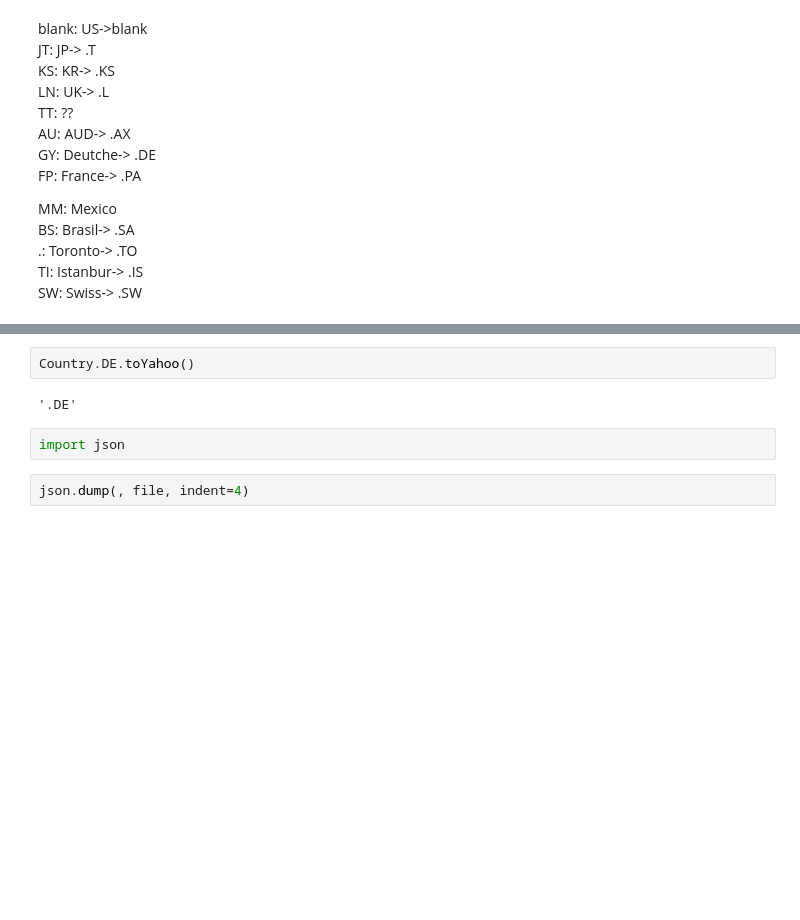
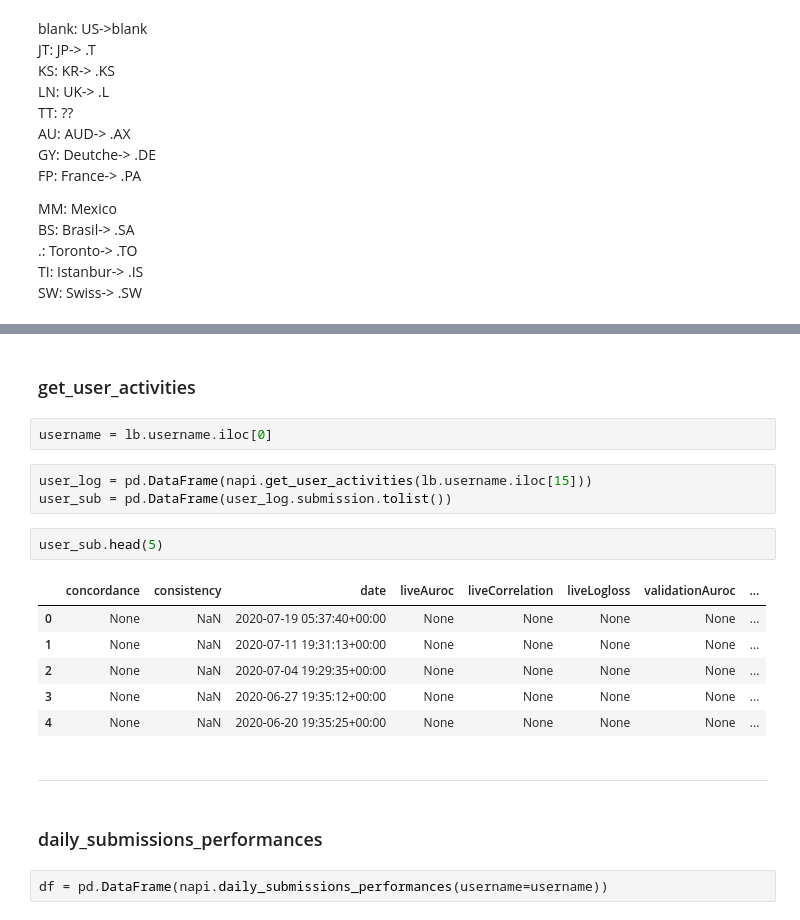
Before and after one commit to tarai2/Numer-ai, a Jupyter notebook: dataset/numerapi_exapmle.ipynb, the cells around one changed output, grey strips where cells are left out. Saved outputs shown, nothing was run; the diff lists cells and outputs as text; blank space fills up the shorter version.

```diff
--- a/dataset/numerapi_exapmle.ipynb
+++ b/dataset/numerapi_exapmle.ipynb
@@ -160,8 +76,22 @@ class Country(Enum):
-# %%
-Country.DE.toYahoo()
-# %% [output]
-'.DE'
-# %%
-import json
-# %%
-json.dump(, file, indent=4)
+# %% [markdown]
+### get_user_activities
+# %%
+username = lb.username.iloc[0]
+# %%
+user_log = pd.DataFrame(napi.get_user_activities(lb.username.iloc[15]))
+user_sub = pd.DataFrame(user_log.submission.tolist())
+# %%
+user_sub.head(5)
+# %% [output]
+|  | concordance | consistency | date | liveAuroc | liveCorrelation | liveLogloss | validationAuroc | ... |
+| 0 | None | NaN | 2020-07-19 05:37:40+00:00 | None | None | None | None | ... |
+| 1 | None | NaN | 2020-07-11 19:31:13+00:00 | None | None | None | None | ... |
+| 2 | None | NaN | 2020-07-04 19:29:35+00:00 | None | None | None | None | ... |
+| 3 | None | NaN | 2020-06-27 19:35:12+00:00 | None | None | None | None | ... |
+| 4 | None | NaN | 2020-06-20 19:35:25+00:00 | None | None | None | None | ... |
+# %% [markdown]
+---
+# %% [markdown]
+### daily_submissions_performances
+# %%
+df = pd.DataFrame(napi.daily_submissions_performances(username=username))
```
Also changed, not shown: parts of 17 cells of this notebook, 15 other files.
